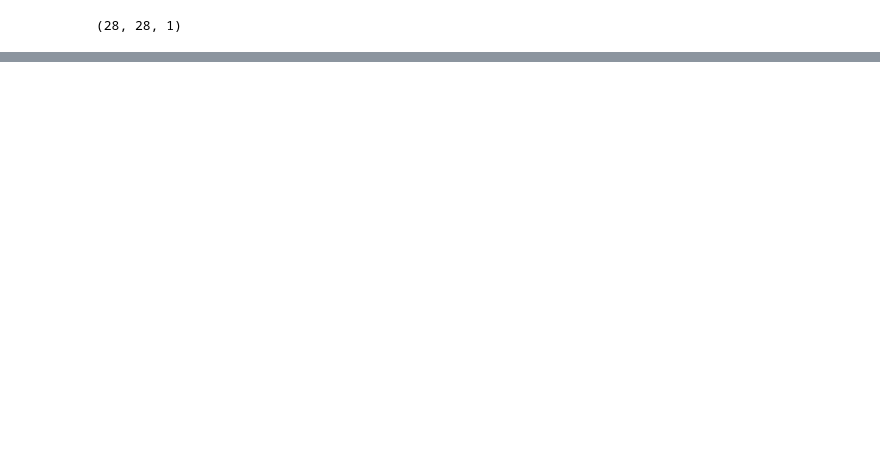
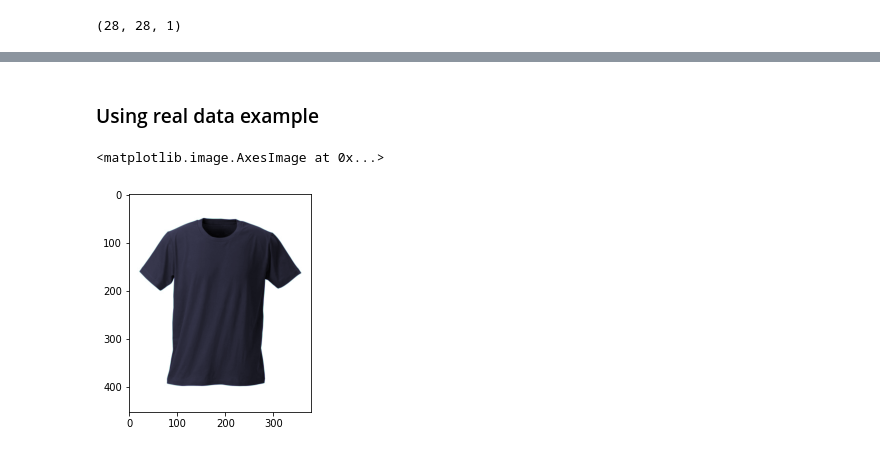
Before and after one commit to clovisdanielss/Colab-Projects, a Jupyter notebook: mnist-fashion/MNIST_Fashion_Tensorflow_Example.ipynb, the cells around one changed output, grey strips where cells are left out. Saved outputs shown, nothing was run; the diff lists cells and outputs as text; code cells hidden in the pictures; blank space fills up the shorter version.

```diff
--- a/mnist-fashion/MNIST_Fashion_Tensorflow_Example.ipynb
+++ b/mnist-fashion/MNIST_Fashion_Tensorflow_Example.ipynb
@@ -162,0 +170,10 @@ files.download('mnist-fashion-model.h5')
+# %% [markdown]
+### Using real data example
+# %%
+import cv2
+img = cv2.imread("sample-tshirt.jpeg")
+# %%
+plt.imshow(img.mean(-1), cmap="bone")
+# %% [output]
+<matplotlib.image.AxesImage at 0x...>
+[figure, added]
```
Also changed, not shown: parts of 13 cells of this notebook.
